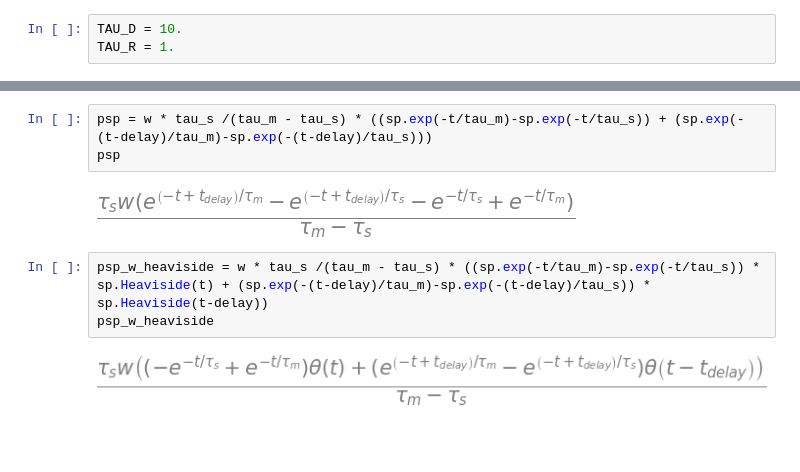
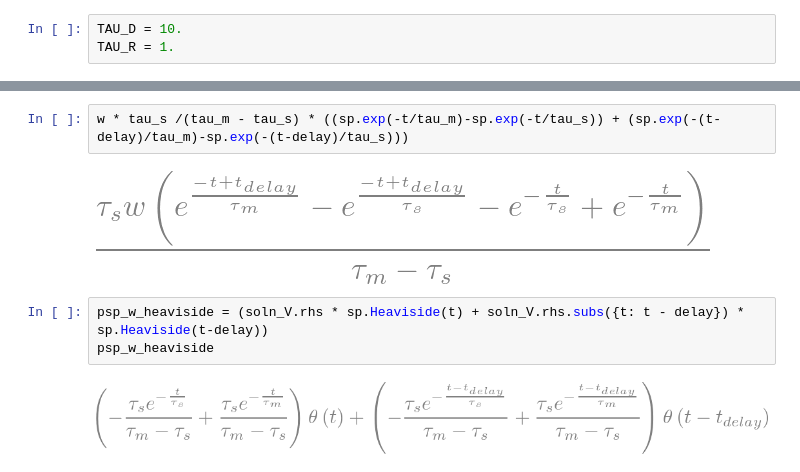
Before and after one commit to brseong/delayed-temporal, a Jupyter notebook: theory.ipynb, the cells around one changed output, grey strips where cells are left out. Cells and saved outputs as stored; diff of their text form; blank space fills up the shorter version.

```diff
--- a/theory.ipynb
+++ b/theory.ipynb
@@ -49,13 +61,12 @@ TAU_R = 1.
 # %%
-psp = w * tau_s /(tau_m - tau_s) * ((sp.exp(-t/tau_m)-sp.exp(-t/tau_s)) + (sp.exp(-(t-delay)/tau_m)-sp.exp(-(t-delay)/tau_s)))
-psp
+w * tau_s /(tau_m - tau_s) * ((sp.exp(-t/tau_m)-sp.exp(-t/tau_s)) + (sp.exp(-(t-delay)/tau_m)-sp.exp(-(t-delay)/tau_s)))
 # %% [output]
-[figure, old version]
+[figure, new version]
 # %%
-psp_w_heaviside = w * tau_s /(tau_m - tau_s) * ((sp.exp(-t/tau_m)-sp.exp(-t/tau_s)) * sp.Heaviside(t) + (sp.exp(-(t-delay)/tau_m)-sp.exp(-(t-delay)/tau_s)) * sp.Heaviside(t-delay))
+psp_w_heaviside = (soln_V.rhs * sp.Heaviside(t) + soln_V.rhs.subs({t: t - delay}) * sp.Heaviside(t-delay))
 psp_w_heaviside
 # %% [output]
-[figure, old version]
+[figure, new version]
 # %%
 sp.lambdify(t, psp_w_heaviside.subs({tau_s: 1.0, tau_m: 10.0, delay: 0.0, w: .5}), 'numpy')(np.arange(0, 30))
 # %% [output]
```
Also changed, not shown: parts of 25 cells of this notebook, 7 other files.
